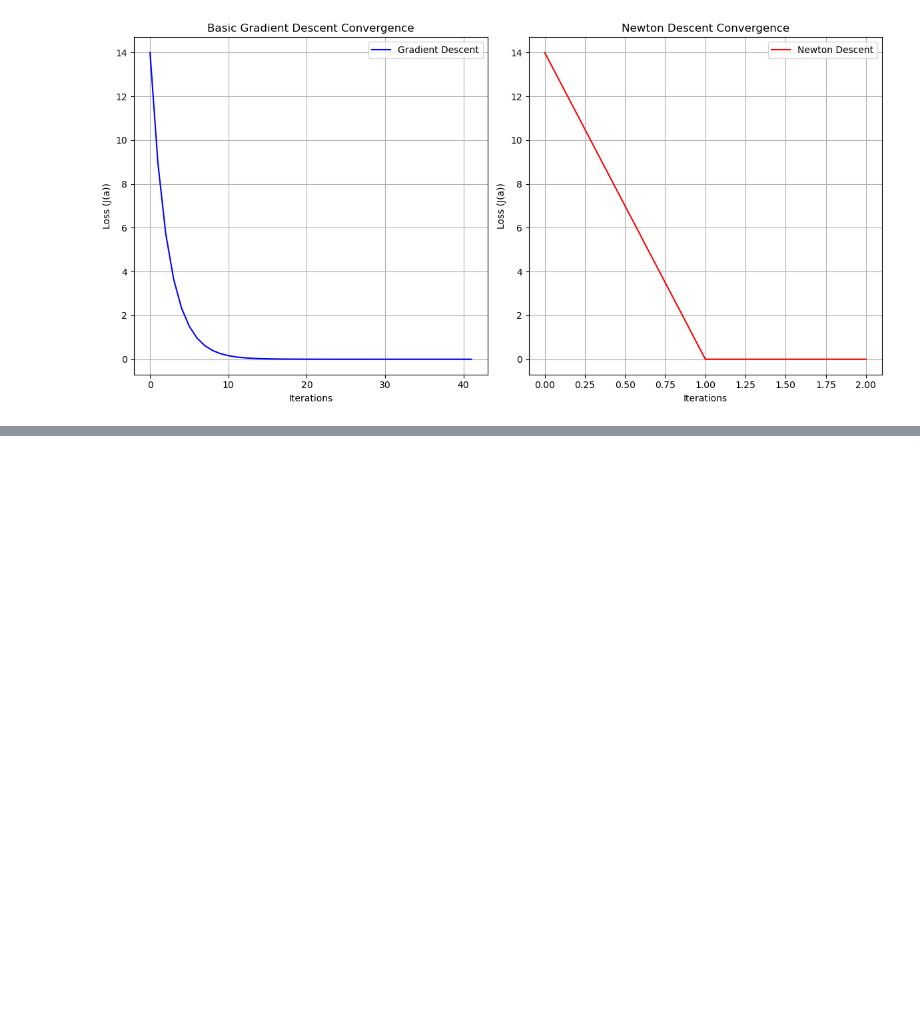
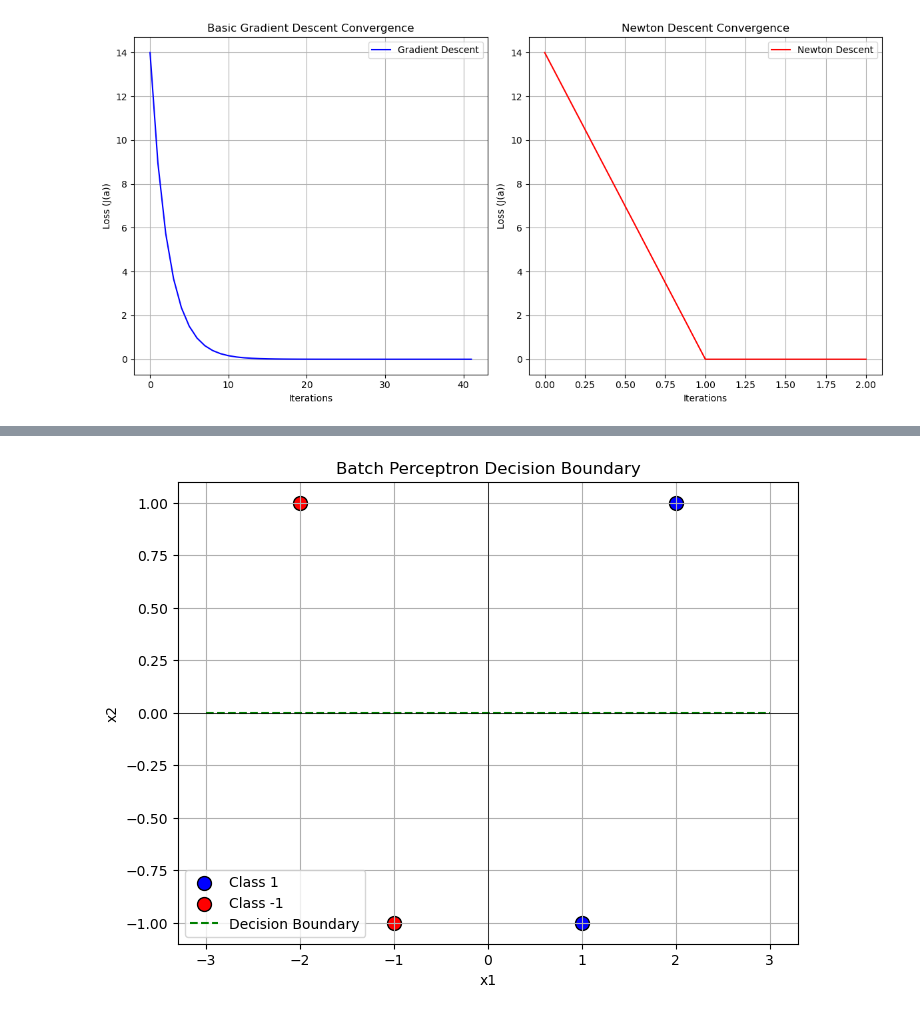
Before and after one commit to rocky115/DeepMythomatics, a Jupyter notebook: Patterns_learning_Integration_sarsha-2/CHapter-5/Chapter-5_ଝାଉଁ ଗଛ_LDA_2.ipynb, the cells around one changed output, grey strips where cells are left out. Drawn from its saved outputs; the diff is of its cells as text; code cells hidden in the pictures; blank space fills up the shorter version.

Commit message:
Minimizing error Perceptron

```diff
--- a/Patterns_learning_Integration_sarsha-2/CHapter-5/Chapter-5_ଝାଉଁ ଗଛ_LDA_2.ipynb
+++ b/Patterns_learning_Integration_sarsha-2/CHapter-5/Chapter-5_ଝାଉଁ ଗଛ_LDA_2.ipynb
@@ -455,0 +533,82 @@ plt.show()
+# %%
+import matplotlib.pyplot as plt
+
+# Define the Batch Perceptron Algorithm
+def batch_perceptron(samples, labels, learning_rate=1.0, tolerance=1e-6, max_iterations=1000):
+    """
+    Batch Perceptron Algorithm.
+
+    Args:
+    - samples (list of lists): The input data, where each element is a sample vector.
+    - labels (list): The corresponding labels (+1 or -1) for the input samples.
+    - learning_rate (float): The step size for updating weights.
+    - tolerance (float): The threshold for stopping criterion.
+    - max_iterations (int): The maximum number of iterations to run.
+
+    Returns:
+    - weights (list): The final weight vector.
+    - history (list): List of weight vectors during training for visualization.
+    """
+    # Initialize weights with zeros
+    weights = [0.0] * len(samples[0])
+    history = [weights[:]]  # Store history for visualization
+
+    for iteration in range(max_iterations):
+        misclassified_samples = []
+
+        # Identify misclassified samples
+        for x, label in zip(samples, labels):
+            if label * sum(w * xi for w, xi in zip(weights, x)) <= 0:
+                misclassified_samples.append((x, label))
+
+        # Compute weight update
+        weight_update = [0.0] * len(weights)
+        for x, label in misclassified_samples:
+            for i in range(len(weights)):
+                weight_update[i] += label * x[i]
+
+        # Apply the update
+        weights = [w + learning_rate * u for w, u in zip(weights, weight_update)]
+        history.append(weights[:])
+
+        # Check stopping criterion
+        if all(abs(u) < tolerance for u in weight_update):
+            break
+
+    return weights, history
+
+# Example dataset (2D)
+samples = [
+    [2, 1], [1, -1], [-1, -1], [-2, 1]
+]
+labels = [1, 1, -1, -1]
+
+# Run the algorithm
+final_weights, weight_history = batch_perceptron(samples, labels)
+
+# Visualization
+def plot_decision_boundary(samples, labels, weights, title):
+    plt.figure(figsize=(8, 6))
+    for sample, label in zip(samples, labels):
+        color = 'red' if label == -1 else 'blue'
+        plt.scatter(sample[0], sample[1], c=color, s=100, edgecolor='k', label=f"Class {label}" if f"Class {label}" not in plt.gca().get_legend_handles_labels()[1] else "")
+
+    # Plot decision boundary
+    x_vals = [-3, 3]
+    y_vals = [-(weights[0] * x + weights[2]) / weights[1] if weights[1] != 0 else 0 for x in x_vals]
+    plt.plot(x_vals, y_vals, 'g--', label='Decision Boundary')
+
+    plt.title(title)
+    plt.xlabel('x1')
+    plt.ylabel('x2')
+    plt.axhline(0, color='black', linewidth=0.5)
+    plt.axvline(0, color='black', linewidth=0.5)
+    plt.legend()
+    plt.grid()
+    plt.show()
+
+# Plot final decision boundary
+weights_with_bias = final_weights + [0]  # Adding bias term for plotting
+plot_decision_boundary(samples, labels, weights_with_bias, "Batch Perceptron Decision Boundary")
+# %% [output]
+[figure, added]
```
Also changed, not shown: parts of 9 cells of this notebook.
